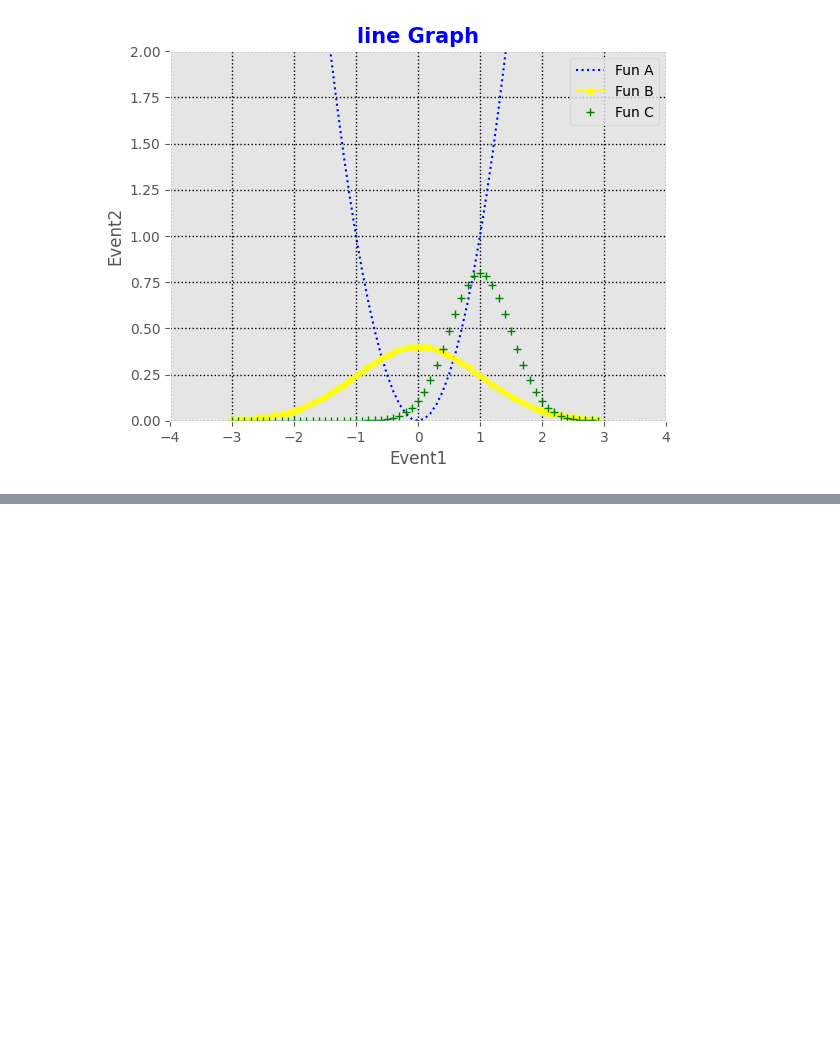
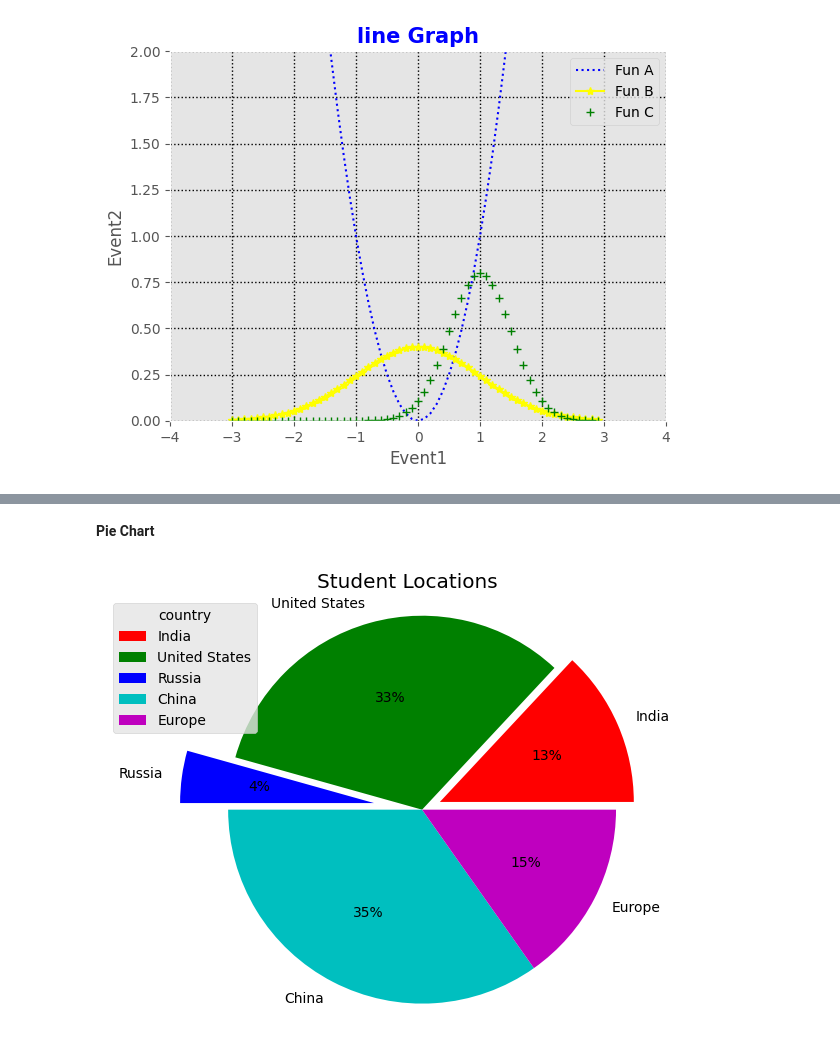
Before and after one commit to karthik-k11/Data-Science-Libraries-Practice, a Jupyter notebook: Matplotlib_practice.ipynb, the cells around one changed output, grey strips where cells are left out. Saved outputs shown, nothing was run; the diff lists cells and outputs as text; code cells hidden in the pictures; blank space fills up the shorter version.

```diff
--- a/Matplotlib_practice.ipynb
+++ b/Matplotlib_practice.ipynb
@@ -140,0 +182,22 @@ plt.show()
+# %% [markdown]
+**Pie Chart**
+# %%
+values = [12, 30, 4, 32, 14]
+
+colors = ['r', 'g', 'b', 'c', 'm']
+
+explode = [0.2, 0, 0.5, 0, 0]
+
+labels = ['India', 'United States', 'Russia', 'China', 'Europe']
+
+plt.pie(values, radius=2, colors= colors, labels=labels, explode=explode, autopct='%1.f%%',frame=False)
+plt.axis('equal')
+
+plt.legend(title='country', loc='best') #loc=4
+plt.title('Student Locations')
+
+plt.tight_layout() # Adjust the plot to fit the figure area
+
+plt.show()
+# %% [output]
+[figure, added]
```
Also changed, not shown: parts of 4 cells of this notebook.
